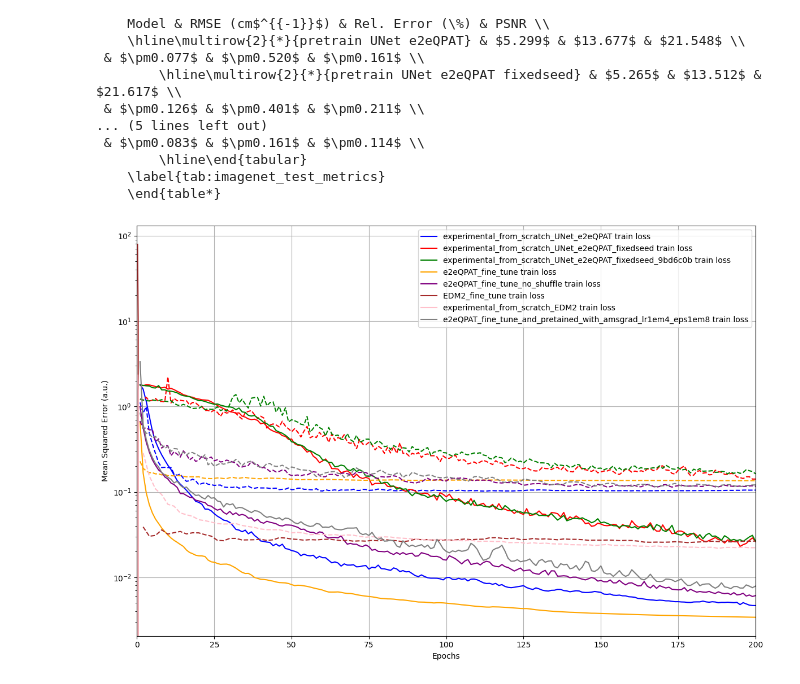
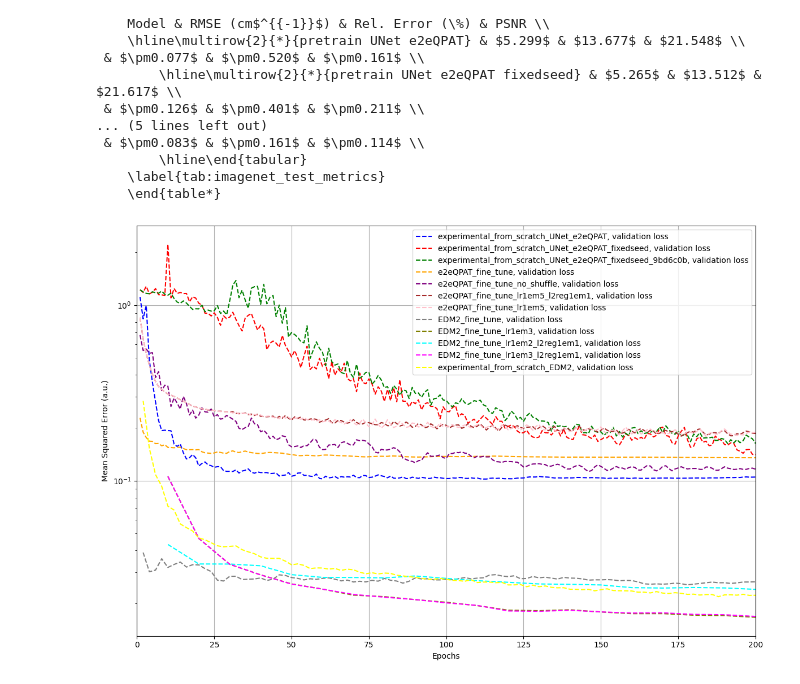
Before and after one commit to bvale1/MSOT_Diffusion, a Jupyter notebook: figures_and_tables/wandb_api_to_table.ipynb, the cells around one changed output. Saved outputs shown, nothing was run; the diff lists cells and outputs as text; code cells hidden in the pictures.

```diff
--- a/figures_and_tables/wandb_api_to_table.ipynb
+++ b/figures_and_tables/wandb_api_to_table.ipynb
@@ -115,7 +136,7 @@ def print_double_tex_reslts_table(models_dict_left : dict, header_left : str,
 # %%
 if __name__ == "__main__":
     # wandb.login() not needed - credentials stored in ~/.netrc from terminal login
-    api = wandb.Api()
+    api = wandb.Api(timeout=6000)
 
     # Optional: Filter by tags, state, etc. (see W&B API docs)
     FILTER = {}  # You can use {"state": "finished"} to get only completed runs
@@ -361,67 +408,72 @@ if __name__ == "__main__":
 import matplotlib.pyplot as plt
 
 run_notes = [
+    #'e2eQPAT_Janeks_weights', # no loss curves for pretrained weights
     'experimental_from_scratch_UNet_e2eQPAT',
     'experimental_from_scratch_UNet_e2eQPAT_fixedseed',
     'experimental_from_scratch_UNet_e2eQPAT_fixedseed_9bd6c0b',
     'e2eQPAT_fine_tune',
     'e2eQPAT_fine_tune_no_shuffle',
     #'e2eQPAT_boft3_fine_tune',
-    #'experimental_from_scratch_UNet_diffusion_ablation',
-    #'experimental_from_scratch_UNet_diffusion_ablation_deeperunet',
-    #'experimental_from_scratch_UNet_diffusion_ablation_ema',
-    #'experimental_from_scratch_UNet_wl_pos_emb',
+    'e2eQPAT_fine_tune_lr1em5_l2reg1em1',
+    'e2eQPAT_fine_tune_lr1em5',
+    # 'experimental_from_scratch_UNet_diffusion_ablation',
+    # 'experimental_from_scratch_UNet_diffusion_ablation_deeperunet',
+    # 'experimental_from_scratch_UNet_diffusion_ablation_ema',
+    # 'experimental_from_scratch_UNet_wl_pos_emb',
     'EDM2_fine_tune',
+    'EDM2_fine_tune_lr1em3',
+    'EDM2_fine_tune_lr1em2_l2reg1em1',
+    'EDM2_fine_tune_lr1em3_l2reg1em1',
     'experimental_from_scratch_EDM2',
-    'e2eQPAT_fine_tune_and_pretained_with_amsgrad_lr1em4_eps1em8',
 ]
 
 epochs = 200
 separate_ax_for_labels = True
 
 fig, ax = plt.subplots(1, 1, figsize=(12, 8))
 ax.set_yscale('log')
 ax.set_ylabel(r'Mean Squared Error (a.u.)')
 #ax.set_xlabel('Steps')
 ax.set_xlabel('Epochs')
 
 colors = ['blue', 'red', 'green', 'orange', 'purple', 'brown', 'pink', 'gray', 'olive', 'cyan', 'magenta', 'yellow', 'teal']
 #lines = ['-', '--', '-.', ':']
+if __name__ == "__main__":
+    for i, notes in enumerate(run_notes):
+        notes_history = history_dict[notes]
+        for j, fold in enumerate(['fold0', 'fold1', 'fold2', 'fold3', 'fold4']):
+            for key in list(notes_history.keys()):
+                if fold in key:
+                    notes_fold_history = notes_history[key]
+                    break
 
-for i, notes in enumerate(run_notes):
-    notes_history = history_dict[notes]
-    for j, fold in enumerate(['fold0', 'fold1', 'fold2', 'fold3', 'fold4']):
-        for key in list(notes_history.keys()):
-            if fold in key:
-                notes_fold_history = notes_history[key]
-                break
+            if fold == 'fold0':
+                val_loss_steps = notes_fold_history['mean_experimental_val_loss']['_step'].values
+                val_loss_steps = val_loss_steps * epochs / np.max(val_loss_steps)
 
-        if fold == 'fold0':
-            val_loss_steps = notes_fold_history['mean_experimental_val_loss']['_step'].values
-            val_loss_steps = val_loss_steps * epochs / np.max(val_loss_steps)
+                train_loss_steps = train_loss_steps = notes_fold_history['mean_train_loss']['_step'].values
+                train_loss_steps = train_loss_steps * epochs / np.max(train_loss_steps)
 
-            train_loss_steps = train_loss_steps = notes_fold_history['mean_train_loss']['_step'].values
-            train_loss_steps = train_loss_steps * epochs / np.max(train_loss_steps)
+                train_loss = np.zeros((5, len(train_loss_steps)), dtype=np.float32)
+                val_loss = np.zeros((5, len(val_loss_steps)), dtype=np.float32)
 
-            train_loss = np.zeros((5, len(train_loss_steps)), dtype=np.float32)
-            val_loss = np.zeros((5, len(val_loss_steps)), dtype=np.float32)
+            train_loss[j] = notes_fold_history['mean_train_loss']['mean_train_loss'].values
+            val_loss[j] = notes_fold_history['mean_experimental_val_loss']['mean_experimental_val_loss'].values
 
-        train_loss[j] = notes_fold_history['mean_train_loss']['mean_train_loss'].values
-        val_loss[j] = notes_fold_history['mean_experimental_val_loss']['mean_experimental_val_loss'].values
+        #ax.plot(train_loss_steps, train_loss.mean(axis=0), color=colors[i], linestyle='-', label=f'{notes} train loss')
+        ax.plot(val_loss_steps, val_loss.mean(axis=0), color=colors[i], linestyle='--', label=f'{notes}, validation loss')
+        # fill between min and max for train and val loss
+        #ax.fill_between(train_loss_steps, train_loss.min(axis=0), train_loss.max(axis=0), color=colors[i], alpha=0.2)
+        #ax.fill_between(val_loss_steps, val_loss.min(axis=0), val_loss.max(axis=0), color=colors[i], alpha=0.2)
 
-    ax.plot(train_loss_steps, train_loss.mean(axis=0), color=colors[i], linestyle='-', label=f'{notes} train loss')
-    ax.plot(val_loss_steps, val_loss.mean(axis=0), color=colors[i], linestyle='--')#, label=f'{notes}, validation loss')
-    # fill between min and max for train and val loss
-    #ax.fill_between(train_loss_steps, train_loss.min(axis=0), train_loss.max(axis=0), color=colors[i], alpha=0.2)
-    #ax.fill_between(val_loss_steps, val_loss.min(axis=0), val_loss.max(axis=0), color=colors[i], alpha=0.2)
+    ax.legend(loc='upper right')
+    ax.set_xlim(0, epochs)
+    ax.grid(True)
+    ax.set_axisbelow(True)
+    fig.tight_layout()
 
-ax.legend(loc='upper right')
-ax.set_xlim(0, epochs)
-ax.grid(True)
-ax.set_axisbelow(True)
-fig.tight_layout()
-
-fig.savefig('loss_curves.png')
-fig.savefig('loss_curves.svg')
+    fig.savefig('loss_curves.png')
+    fig.savefig('loss_curves.svg')
 # %% [output]
-[figure, old version]
+[figure, new version]
```
Also changed, not shown: parts of 5 cells of this notebook, 3 other files.
